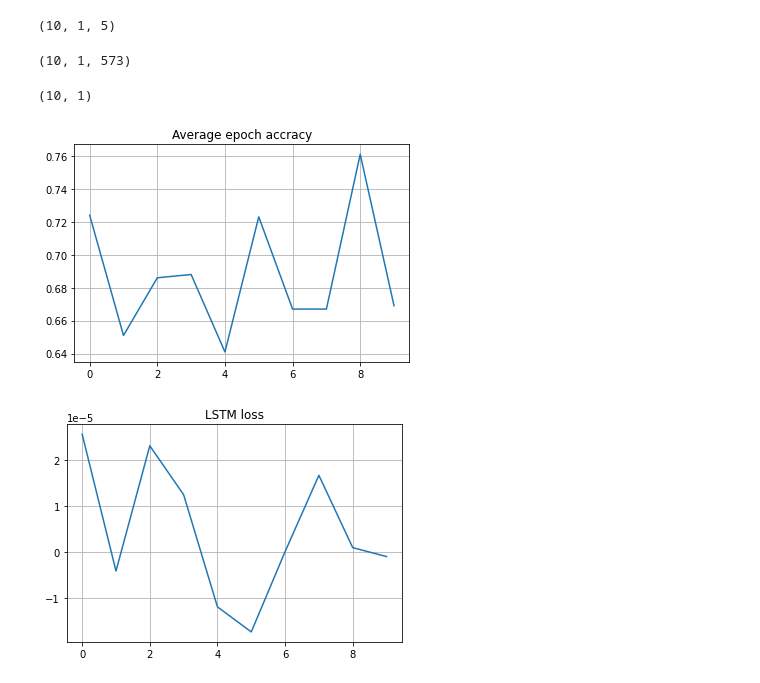
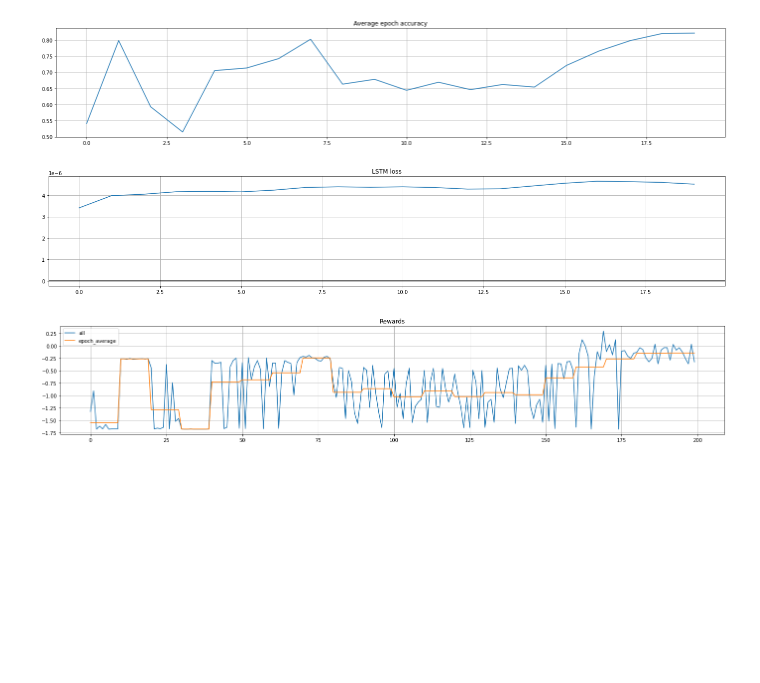
Before and after one commit to amirhpd/emnas, a Jupyter notebook: misc/emnas_controller_test.ipynb, the cells around one changed output. Cells and saved outputs as stored; diff of their text form; code cells hidden in the pictures; blank space fills up the shorter version.

```diff
--- a/misc/emnas_controller_test.ipynb
+++ b/misc/emnas_controller_test.ipynb
@@ -25,7 +28,7 @@ search_space = np.linspace(1,572,572)
 def plot_distribution(samples, prob, next_):
     fig = plt.figure(figsize=(20, 2))
     plt.title("Last token of epoch")
+    plt.axvline(x=next_, c="r", alpha=0.5)
     plt.plot(samples, prob)
-    plt.axvline(x=next_, c="r")
     plt.axis('off')
     plt.show()
@@ -51,9 +52,9 @@ def discount_reward(rewards):
     return discounted_reward
 # %%
 def reinforce(y_true, y_pred):
-    rewards = data_acc - baseline
+    rewards = rew_coef * (data_acc - baseline)
     discounted_rewards = discount_reward(rewards)
-    y_pred = keras.backend.clip(y_pred, 1e-36, 1e36)
+    y_pred = K.clip(y_pred, 1e-36, 1e36)
     loss = - K.log(y_pred) * discounted_rewards[:, None]
     return loss
 # %%
@@ -61,6 +62,14 @@ model = None
 main_input = keras.engine.input_layer.Input(shape=(None, max_no_of_layers-1), batch_shape=None, name="main_input")
 x = keras.layers.LSTM(rnn_dim, return_sequences=True)(main_input)
 x = keras.layers.LSTM(rnn_dim, return_sequences=True)(x)
+x = keras.layers.LSTM(rnn_dim, return_sequences=True)(x)
+x = keras.layers.LSTM(rnn_dim, return_sequences=True)(x)
+x = keras.layers.LSTM(rnn_dim, return_sequences=True)(x)
+x = keras.layers.LSTM(rnn_dim, return_sequences=True)(x)
+x = keras.layers.LSTM(rnn_dim, return_sequences=True)(x)
+x = keras.layers.LSTM(rnn_dim, return_sequences=True)(x)
+x = keras.layers.LSTM(rnn_dim, return_sequences=True)(x)
+x = keras.layers.LSTM(rnn_dim, return_sequences=True)(x)
 main_output = keras.layers.Dense(len(search_space), activation="softmax", name="main_output")(x)
 model = keras.models.Model(inputs=[main_input], outputs=[main_output])
 # %%
@@ -89,6 +104,7 @@ history_data_x = []
 history_data_acc = []
 history_lstm_loss = []
 history_avg_acc = []
+history_rewards = []
 
 for nas_epoch in range(no_of_nas_epochs):
     sequences = []
@@ -96,28 +112,39 @@ for nas_epoch in range(no_of_nas_epochs):
     accuracies = []
     data_acc = None
     print("NAS epoch", nas_epoch+1)
-    for sample_seq in range(no_of_samples_per_epoch):
+    sample_seq = 0
+    while sample_seq < no_of_samples_per_epoch:
         sequence = np.zeros((1,1,max_no_of_layers-1), dtype="int32")
-        for layer in range(max_no_of_layers-1):
+        layer = 0
+        while layer < max_no_of_layers-1:
             distribution = model.predict(sequence)
             prob = distribution[0][0]
-            selected = np.random.choice(search_space, size=1, p=prob)[0]
+#             selected = np.random.choice(search_space, size=1, p=prob)[0]
+            max_args = np.argsort(prob)[-2:]
+            selected_idx = np.random.choice(max_args)
+            selected = search_space[selected_idx]
             if not selected == 0:
                 sequence[0][0][layer] = selected
+                layer += 1
 
         sequence = sequence[0][0].tolist()
-        sequence = sequence + [search_space[-1]]
+        sequence = sequence + [int(search_space[-1])]
         if sequence not in sequences:
             sequences.append(sequence)
+            sequence_acc = performance_estimate(sequence)
+            accuracies.append(sequence_acc)
+            sample_seq += 1
 
-        sequence_acc = performance_estimate(sequence)
-        accuracies.append(sequence_acc)
+#         sequence_acc = performance_estimate(sequence)
+#         accuracies.append(sequence_acc)
         data_acc = np.vstack(accuracies)
 
     avg_acc = round(np.average(accuracies),3)
     print(f"Epoch average accuracy ({no_of_samples_per_epoch} sequences):", avg_acc)
     plot_distribution(search_space, prob, selected)
     print("Training lstm ..")
+    rewards_ = (rew_coef * (data_acc - baseline)).tolist()
+    print("Rewards:", [round(i[0], 4) for i in rewards_])
     data_x = np.array(sequences)[:, :-1].reshape(len(sequences), 1, max_no_of_layers-1)
     data_y = to_categorical(np.array(sequences)[:, -1], len(search_space)+1).reshape(len(sequences), 1, len(search_space)+1)
     history = model.fit({'main_input': data_x},
@@ -132,6 +159,7 @@ for nas_epoch in range(no_of_nas_epochs):
     history_lstm_loss.append(lstm_loss_avg)
     history_data_x.append(data_x)
     history_data_acc.append(data_acc)
+    history_rewards.append(rewards_)
 print("Done.")
 # %% [output]
 NAS epoch 1
@@ -166,24 +199,31 @@ Epoch average accuracy (10 sequences): 0.723
-# %%
-data_x.shape
-# %% [output]
-(10, 1, 5)
-# %%
-data_y.shape
-# %% [output]
-(10, 1, 573)
-# %%
-data_acc.shape
-# %% [output]
-(10, 1)
 # %%
+fig = plt.figure(figsize=(24, 4))
 plt.plot(np.arange(0,len(history_avg_acc)), history_avg_acc)
 plt.title("Average epoch accuracy")
 plt.grid()
 plt.show()
+fig = plt.figure(figsize=(24, 4))
 plt.plot(np.arange(0,len(history_lstm_loss)), history_lstm_loss)
 plt.title("LSTM loss")
+plt.axhline(y=0, c="k")
 plt.grid()
 plt.show()
 # %% [output]
-[figure, old version]
+[figure, new version]
-[figure, old version]
+[figure, new version]
+# %%
+fig = plt.figure(figsize=(24, 4))
+all_rew = np.array(history_rewards)
+all_rew = all_rew.reshape(all_rew.shape[0]*all_rew.shape[1],1)
+
+rewards_avg = [[np.average(i)]*no_of_samples_per_epoch for i in history_rewards]
+rewards_avg = [item for sublist in rewards_avg for item in sublist]
+
+plt.plot(np.arange(0,len(all_rew)), all_rew, label="all")
+plt.plot(np.arange(0,len(rewards_avg)), rewards_avg, label="epoch_average")
+plt.title("Rewards")
+plt.legend()
+plt.grid()
+plt.show()
+# %% [output]
+[figure, added]
```
Also changed, not shown: parts of 12 cells of this notebook, 3 other files.
